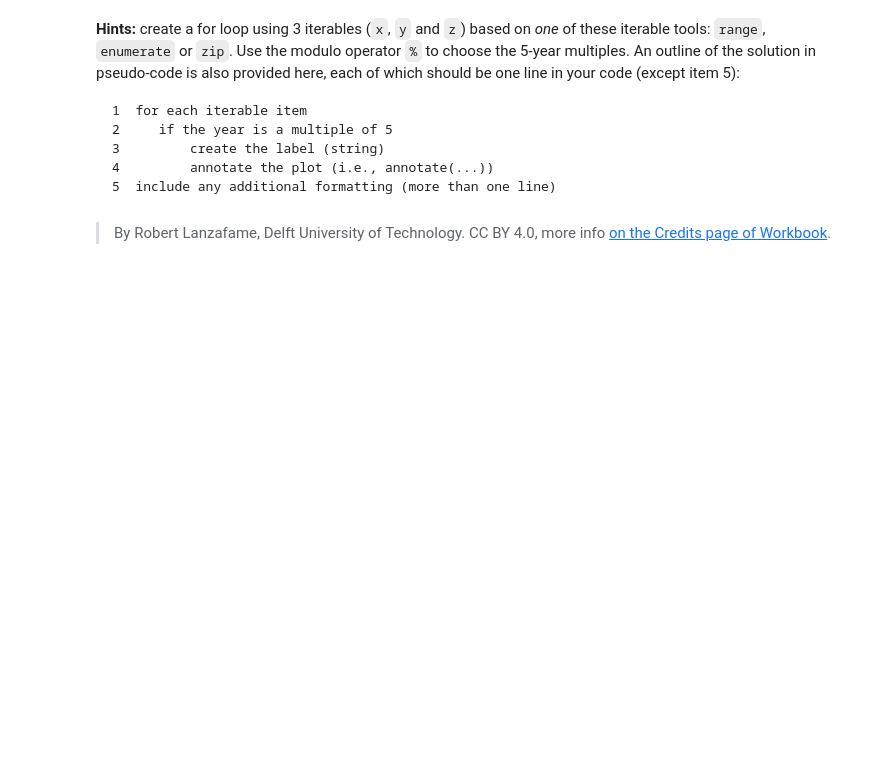
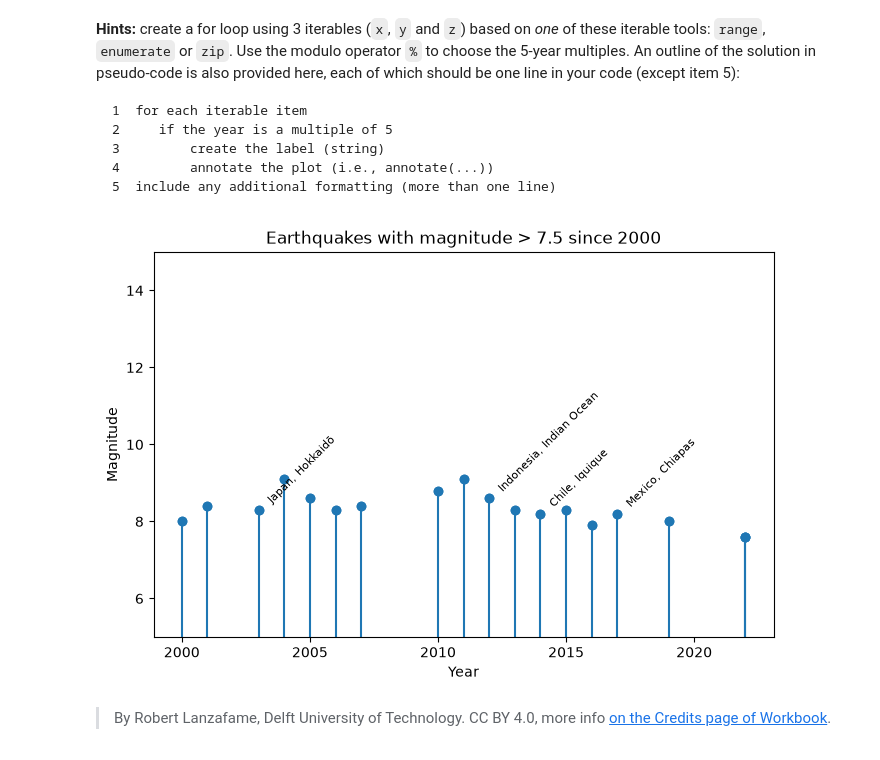
Before and after one commit to harm03/PA2.3, a Jupyter notebook: 3_stem_plots.ipynb, the cells around one changed output. Saved outputs shown, nothing was run; the diff lists cells and outputs as text; code cells hidden in the pictures; blank space fills up the shorter version.

```diff
--- a/3_stem_plots.ipynb
+++ b/3_stem_plots.ipynb
@@ -76,2 +74,20 @@ plt.savefig('my_earthquake.svg')
+# %%
+plt.figure(figsize=(8, 5))
+plt.plot(year, magn, 'o')
+plt.stem(year, magn)
+plt.ylim(5, 15)
+plt.title('Earthquakes with magnitude > 7.5 since 2000')
+plt.ylabel('Magnitude')
+plt.xlabel('Year')
+for i, txt in enumerate(site):
+    if i % 5 == 0:
+        plt.annotate(txt, (year[i], magn[i]), fontsize=8, rotation=45,
+                     xytext=(5, 5), textcoords='offset points')
+
+
+
+plt.savefig('my_earthquake.svg')
+# %% [output]
+[figure, added]
 # %% [markdown]
 > By Robert Lanzafame, Delft University of Technology. CC BY 4.0, more info [on the Credits page of Workbook](https://mude.citg.tudelft.nl/workbook-2025/credits.html).
```
Also changed, not shown: parts of 2 cells of this notebook, 3 other files.
